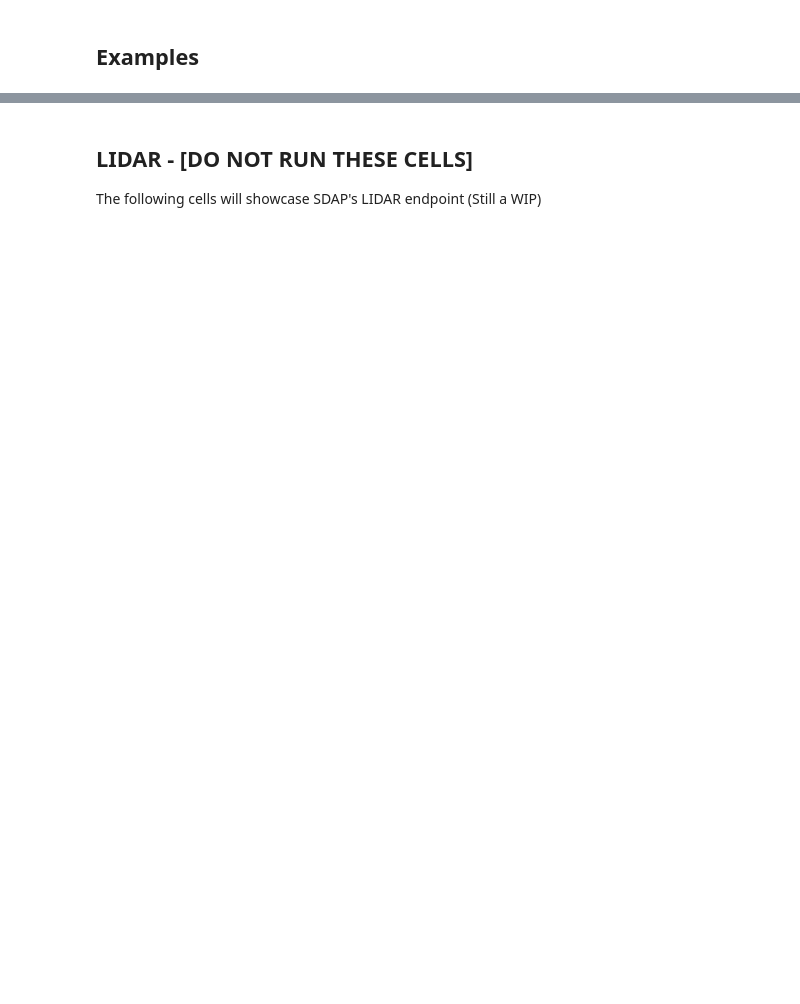
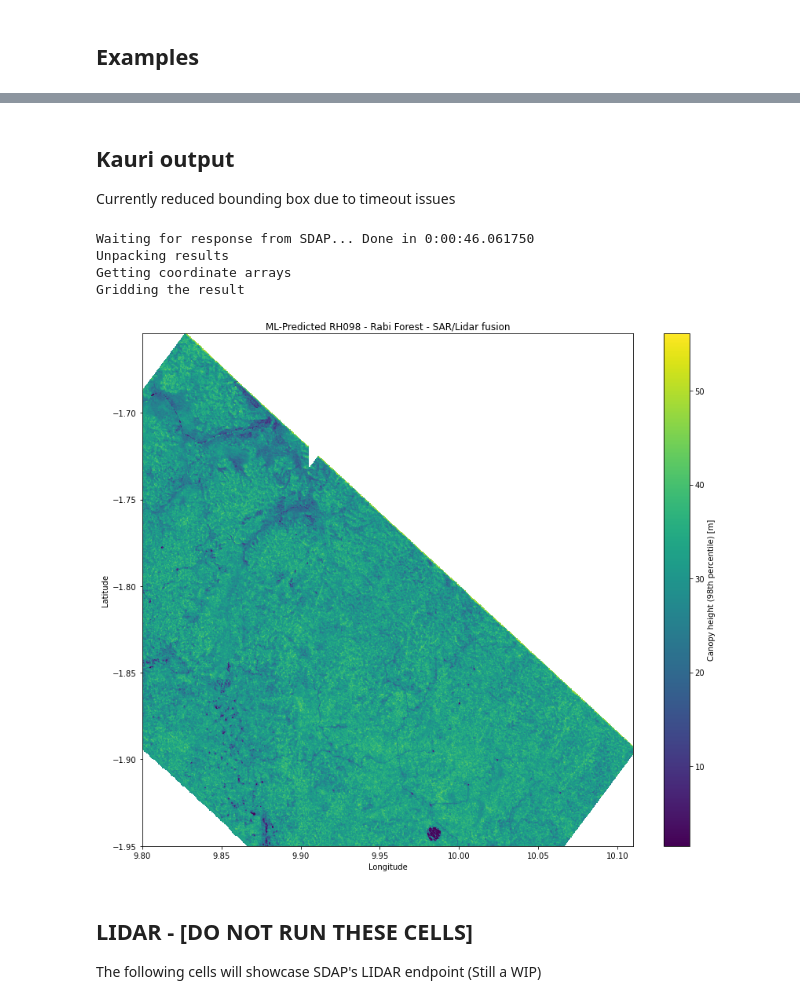
Before and after one commit to EarthDigitalTwin/STV-FIS-Notebooks, a Jupyter notebook: SDAP_visualizations.ipynb, the cells around one changed output, grey strips where cells are left out. Cells and saved outputs as stored; diff of their text form; code cells hidden in the pictures; blank space fills up the shorter version.

```diff
--- a/SDAP_visualizations.ipynb
+++ b/SDAP_visualizations.ipynb
@@ -279,4 +283,79 @@ Waiting for response from SDAP... Done in 0:00:33.896046
 [figure]
+# %% [markdown]
+## Kauri output
+
+Currently reduced bounding box due to timeout issues
+# %%
+params = {
+    'dataset' : 'Kauri_sample_output',
+    # 'b' : '9.70,-2.05,10.11,-1.65',
+    'b' : '9.80,-1.95,10.11,-1.65',
+    'startTime' : '1970-01-01T00:00:00Z',  # Data didn't have associated time, so ingested with 0
+    'endTime' : '1970-01-01T00:00:00Z',
+    'output' : 'ZIP'
+}
+
+url = f'{NEXUS_URL}/cdmssubset'
+
+t = datetime.now()
+
+try:
+    print('Waiting for response from SDAP...', end='')
+    response = requests.get(url, params=params, verify=False)
+    td = datetime.now() - t
+    response.raise_for_status()
+
+    print(f' Done in {td}')
+except:
+    td = datetime.now() - t
+    print(f' Failed in {td}')
+    print(response.text)
+    raise
+
+response = BytesIO(response.content)
+
+print('Unpacking results')
+
+with ZipFile(response) as zipfile:
+    namelist = zipfile.namelist()
+    csv_buf = StringIO(zipfile.read(namelist[0]).decode('utf-8'))
+    csv_data = pd.read_csv(csv_buf)
+
+print('Getting coordinate arrays')
+lats = np.unique(csv_data['latitude'].values)
+lons = np.unique(csv_data['longitude'].values)
+times = np.unique(csv_data['time'].values)
+
+data_col = [c for c in csv_data.columns if c not in ['time', 'latitude', 'longitude']][0]
+
+print('Gridding the result')
+
+vals_3d = np.empty((len(times), len(lats), len(lons)), dtype='float32')
+data_dict = {}
+
+for t in csv_data.itertuples(index=False):
+    key = (t.time, t.latitude, t.longitude)
+    data_dict[key] = getattr(t, data_col)
+
+for i, t in enumerate(times):
+    for j, lat in enumerate(lats):
+        for k, lon in enumerate(lons):
+            vals_3d[i, j, k] = data_dict.get((t, lat, lon), np.nan)
+
+
+plt.figure(figsize=(14,12))
+plt.pcolormesh(*np.meshgrid(lons, lats), vals_3d[0])
+plt.title('ML-Predicted RH098 - Rabi Forest - SAR/Lidar fusion')
+plt.xlabel('Longitude')
+plt.ylabel('Latitude')
+cb = plt.colorbar(label='Canopy height (98th percentile) [m]')
+plt.show()
+# %% [output]
+Waiting for response from SDAP... Done in 0:00:46.061750
+Unpacking results
+Getting coordinate arrays
+Gridding the result
+[figure, added]
 # %% [markdown]
 ## LIDAR - [DO NOT RUN THESE CELLS]
 
```
Also changed, not shown: parts of 6 cells of this notebook.
